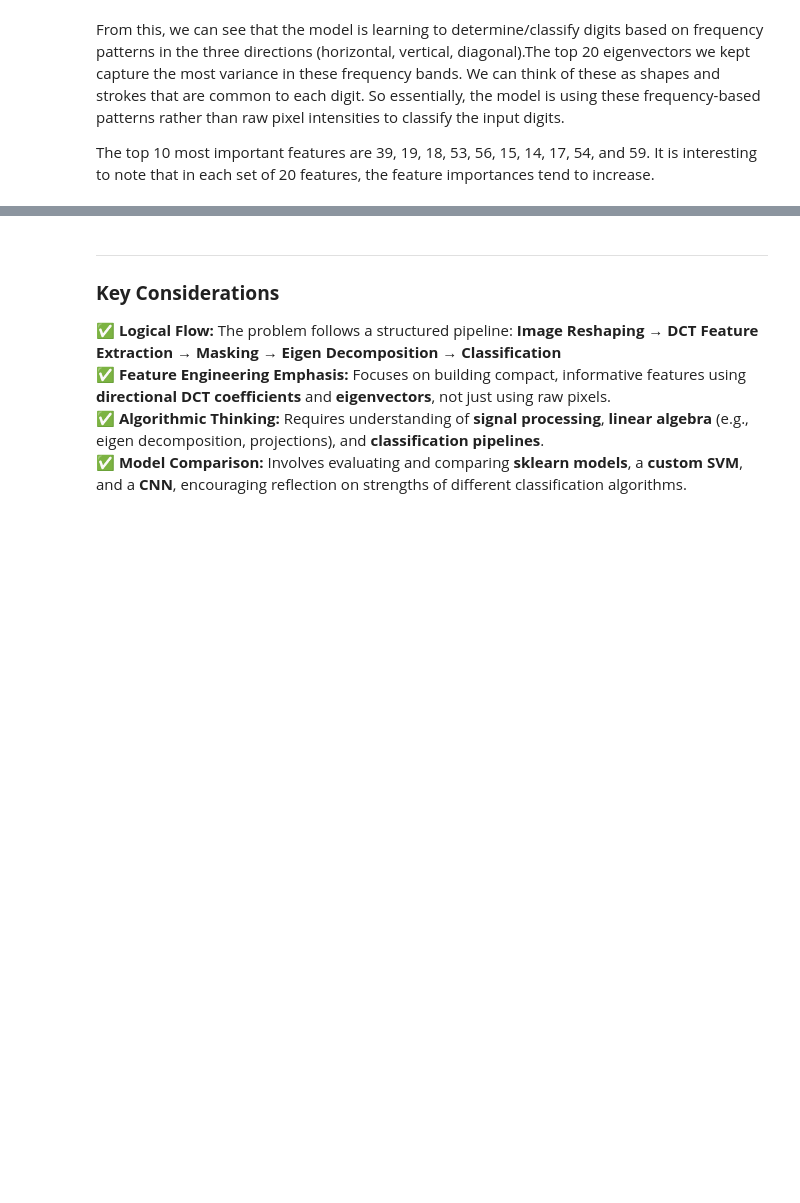
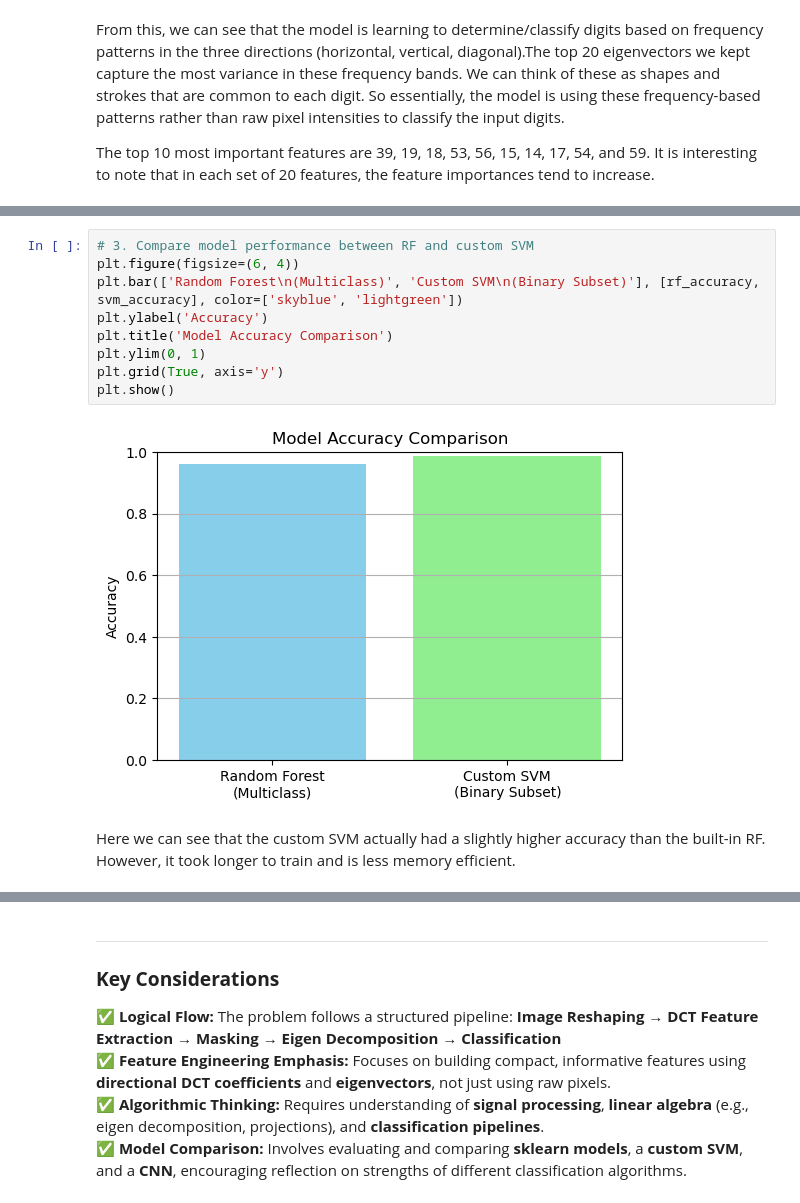
Before and after one commit to slomuscio/EN.685.621.programming_assignment_2, a Jupyter notebook: PA2.ipynb, the cells around one changed output, grey strips where cells are left out. Cells and saved outputs as stored; diff of their text form; blank space fills up the shorter version.

```diff
--- a/PA2.ipynb
+++ b/PA2.ipynb
@@ -411,3 +417,16 @@ print(f"Random Forest Accuracy (digit 0 vs rest): {acc_rf:.4f}")
+# %%
+# 3. Compare model performance between RF and custom SVM
+plt.figure(figsize=(6, 4))
+plt.bar(['Random Forest\n(Multiclass)', 'Custom SVM\n(Binary Subset)'], [rf_accuracy, svm_accuracy], color=['skyblue', 'lightgreen'])
+plt.ylabel('Accuracy')
+plt.title('Model Accuracy Comparison')
+plt.ylim(0, 1)
+plt.grid(True, axis='y')
+plt.show()
+# %% [output]
+[figure, added]
+# %% [markdown]
+Here we can see that the custom SVM actually had a slightly higher accuracy than the built-in RF. However, it took longer to train and is less memory efficient.
 # %%
 # 4. Train a CNN on raw data
 from tensorflow.keras.datasets import mnist
```
Also changed, not shown: parts of 15 cells of this notebook.
